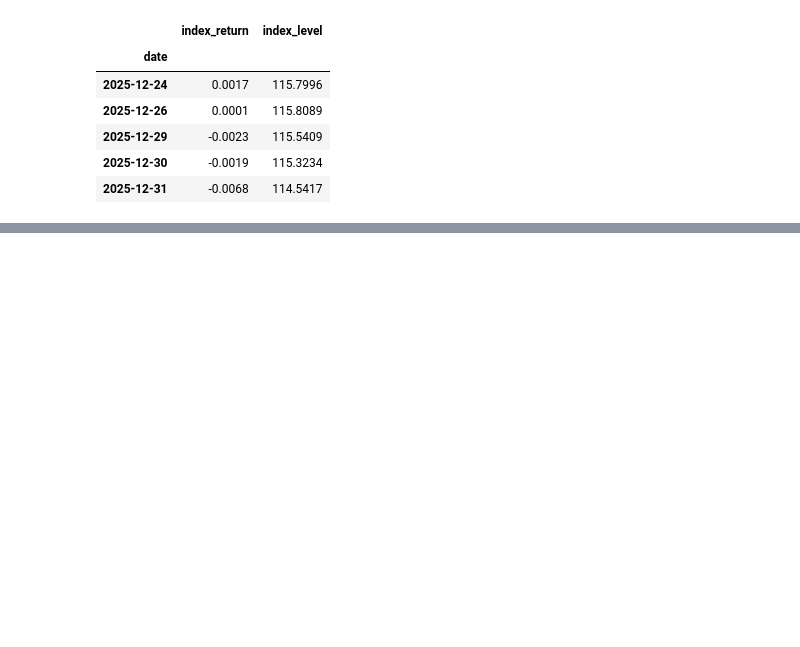
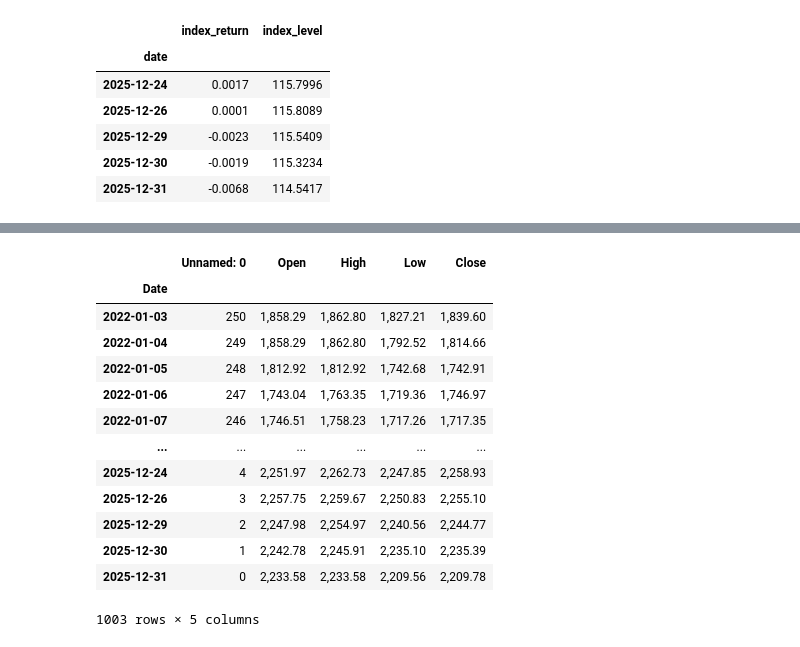
Before and after one commit to karllovaas/Winter-Workshop-Benchmark-Team, a Jupyter notebook: index_constr_dev_maria.ipynb, the cells around one changed output, grey strips where cells are left out. Cells and saved outputs as stored; diff of their text form; code cells hidden in the pictures; blank space fills up the shorter version.

```diff
--- a/index_constr_dev_maria.ipynb
+++ b/index_constr_dev_maria.ipynb
@@ -190,0 +213,17 @@ Matplotlib is building the font cache; this may take a moment.
+# %%
+index_df_real.iloc[505:,]
+# %% [output]
+|  | Unnamed: 0 | Open | High | Low | Close |
+| Date |  |  |  |  |  |
+| 2022-01-03 | 250 | 1,858.29 | 1,862.80 | 1,827.21 | 1,839.60 |
+| 2022-01-04 | 249 | 1,858.29 | 1,862.80 | 1,792.52 | 1,814.66 |
+| 2022-01-05 | 248 | 1,812.92 | 1,812.92 | 1,742.68 | 1,742.91 |
+| 2022-01-06 | 247 | 1,743.04 | 1,763.35 | 1,719.36 | 1,746.97 |
+| 2022-01-07 | 246 | 1,746.51 | 1,758.23 | 1,717.26 | 1,717.35 |
+| ... | ... | ... | ... | ... | ... |
+| 2025-12-24 | 4 | 2,251.97 | 2,262.73 | 2,247.85 | 2,258.93 |
+| 2025-12-26 | 3 | 2,257.75 | 2,259.67 | 2,250.83 | 2,255.10 |
+| 2025-12-29 | 2 | 2,247.98 | 2,254.97 | 2,240.56 | 2,244.77 |
+| 2025-12-30 | 1 | 2,242.78 | 2,245.91 | 2,235.10 | 2,235.39 |
+| 2025-12-31 | 0 | 2,233.58 | 2,233.58 | 2,209.56 | 2,209.78 |
+1003 rows × 5 columns
```
Also changed, not shown: parts of 10 cells of this notebook.
